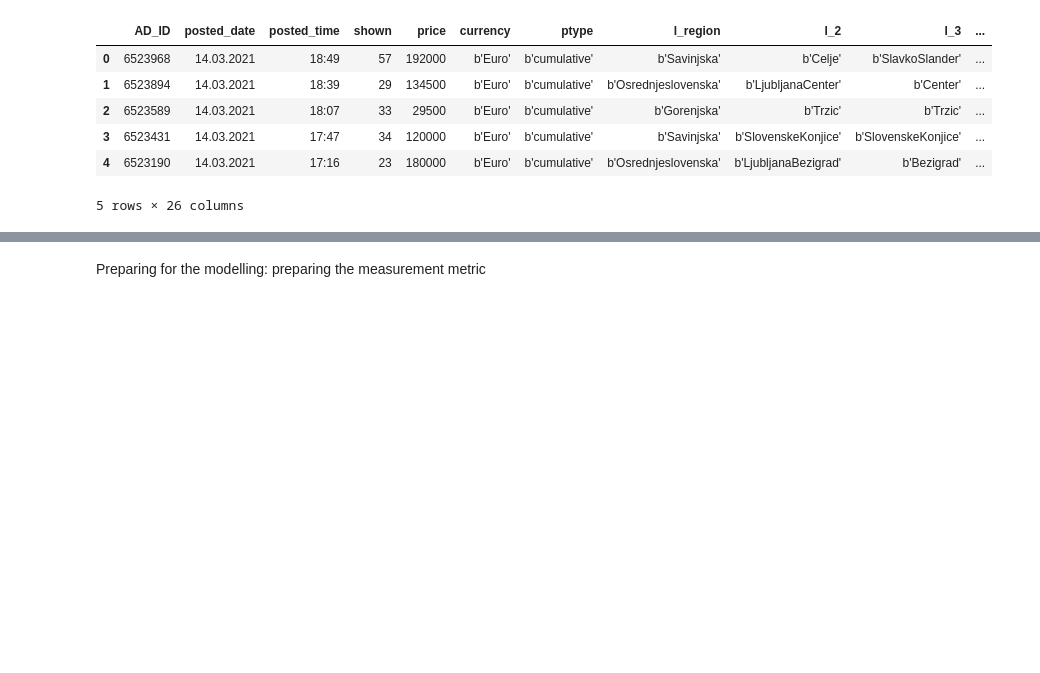
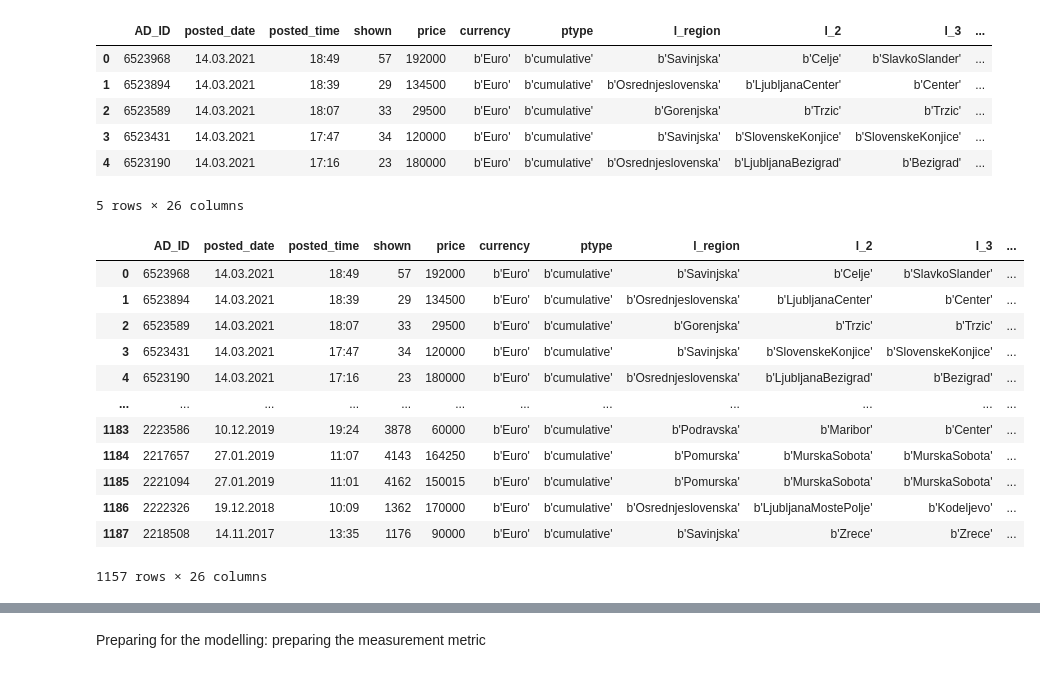
Before and after one commit to jbrlek/Capstone_webScrape_Real_Estate_Regression, a Jupyter notebook: Preparing the features - Bolha Flats.ipynb, the cells around one changed output, grey strips where cells are left out. Saved outputs shown, nothing was run; the diff lists cells and outputs as text; code cells hidden in the pictures; blank space fills up the shorter version.

```diff
--- a/Preparing the features - Bolha Flats.ipynb
+++ b/Preparing the features - Bolha Flats.ipynb
@@ -275,4 +277,20 @@ from sklearn.ensemble import RandomForestRegressor, AdaBoostRegressor, GradientB
 from sklearn.model_selection import train_test_split
 from sklearn.metrics import r2_score, mean_squared_error
 from sklearn.model_selection import RandomizedSearchCV, cross_val_score, StratifiedKFold, learning_curve, KFold
+# %%
+data_tfix[data_tfix['price']!= 0]
+# %% [output]
+|  | AD_ID | posted_date | posted_time | shown | price | currency | ptype | l_region | l_2 | l_3 | ... |
+| 0 | 6523968 | 14.03.2021 | 18:49 | 57 | 192000 | b'Euro' | b'cumulative' | b'Savinjska' | b'Celje' | b'SlavkoSlander' | ... |
+| 1 | 6523894 | 14.03.2021 | 18:39 | 29 | 134500 | b'Euro' | b'cumulative' | b'Osrednjeslovenska' | b'LjubljanaCenter' | b'Center' | ... |
+| 2 | 6523589 | 14.03.2021 | 18:07 | 33 | 29500 | b'Euro' | b'cumulative' | b'Gorenjska' | b'Trzic' | b'Trzic' | ... |
+| 3 | 6523431 | 14.03.2021 | 17:47 | 34 | 120000 | b'Euro' | b'cumulative' | b'Savinjska' | b'SlovenskeKonjice' | b'SlovenskeKonjice' | ... |
+| 4 | 6523190 | 14.03.2021 | 17:16 | 23 | 180000 | b'Euro' | b'cumulative' | b'Osrednjeslovenska' | b'LjubljanaBezigrad' | b'Bezigrad' | ... |
+| ... | ... | ... | ... | ... | ... | ... | ... | ... | ... | ... | ... |
+| 1183 | 2223586 | 10.12.2019 | 19:24 | 3878 | 60000 | b'Euro' | b'cumulative' | b'Podravska' | b'Maribor' | b'Center' | ... |
+| 1184 | 2217657 | 27.01.2019 | 11:07 | 4143 | 164250 | b'Euro' | b'cumulative' | b'Pomurska' | b'MurskaSobota' | b'MurskaSobota' | ... |
+| 1185 | 2221094 | 27.01.2019 | 11:01 | 4162 | 150015 | b'Euro' | b'cumulative' | b'Pomurska' | b'MurskaSobota' | b'MurskaSobota' | ... |
+| 1186 | 2222326 | 19.12.2018 | 10:09 | 1362 | 170000 | b'Euro' | b'cumulative' | b'Osrednjeslovenska' | b'LjubljanaMostePolje' | b'Kodeljevo' | ... |
+| 1187 | 2218508 | 14.11.2017 | 13:35 | 1176 | 90000 | b'Euro' | b'cumulative' | b'Savinjska' | b'Zrece' | b'Zrece' | ... |
+1157 rows × 26 columns
 # %%
```
Also changed, not shown: parts of 23 cells of this notebook.
